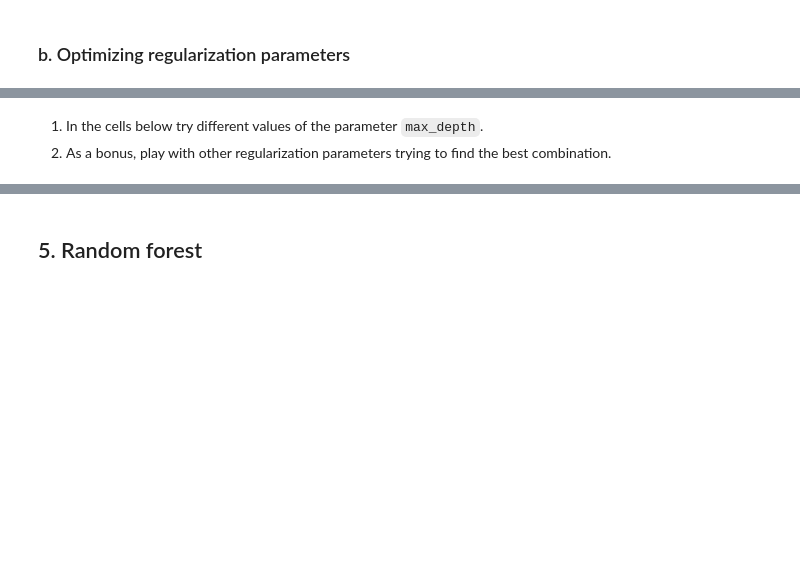
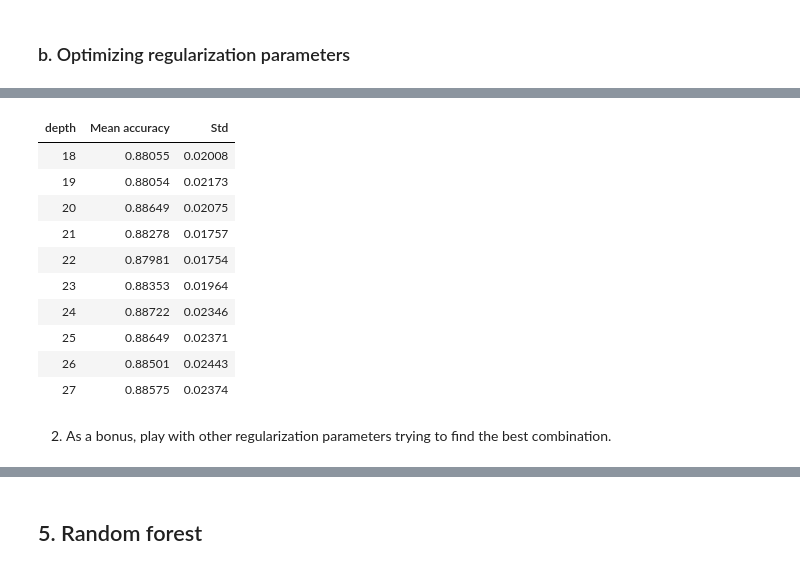
Before and after one commit to RunForJoy/ml-regularization-ensembles-pipelines, a Jupyter notebook: src/ex00/00_regularization.ipynb, the cells around one changed output, grey strips where cells are left out. Saved outputs shown, nothing was run; the diff lists cells and outputs as text; code cells hidden in the pictures; blank space fills up the shorter version.

```diff
--- a/src/ex00/00_regularization.ipynb
+++ b/src/ex00/00_regularization.ipynb
@@ -390,0 +402,30 @@ Wall time: 81.7 ms
+# %%
+%%time
+
+results_dt = []
+
+for depth in range(7, 30):
+    model = DecisionTreeClassifier(max_depth=depth, random_state=21)
+
+    cv_res = cross_validate(
+        model,
+        X_train,
+        y_train,
+        cv=skf,
+        scoring="accuracy",
+        return_train_score=True,
+        n_jobs=-1,
+    )
+
+    mean_acc = cv_res["test_score"].mean()
+    std_acc = cv_res["test_score"].std()
+
+    results_dt.append(
+        {
+            "depth": depth,
+            "Mean accuracy": round(mean_acc, 5),
+            "Std": round(std_acc, 5),
+        }
+    )
+df_res_dt = pd.DataFrame(results_dt)
+# print(df_res_dt)
@@ -391,3 +435,19 @@ Wall time: 81.7 ms
+# %%
+df_sliced = df_res_dt[(df_res_dt["depth"] >= 18) & (df_res_dt["depth"] <= 27)]
+df_sliced.style.highlight_max(
+    subset=["Mean accuracy"], color="lightgreen", axis=0
+).format({"Mean accuracy": "{:.5f}", "Std": "{:.5f}"}).hide(axis="index")
+# %% [output]
+| depth | Mean accuracy | Std |
+| 18 | 0.88055 | 0.02008 |
+| 19 | 0.88054 | 0.02173 |
+| 20 | 0.88649 | 0.02075 |
+| 21 | 0.88278 | 0.01757 |
+| 22 | 0.87981 | 0.01754 |
+| 23 | 0.88353 | 0.01964 |
+| 24 | 0.88722 | 0.02346 |
+| 25 | 0.88649 | 0.02371 |
+| 26 | 0.88501 | 0.02443 |
+| 27 | 0.88575 | 0.02374 |
 # %% [markdown]
-1. In the cells below try different values of the parameter `max_depth`.
 2. As a bonus, play with other regularization parameters trying to find the best combination.
```
Also changed, not shown: parts of 30 cells of this notebook, 1 other file.
